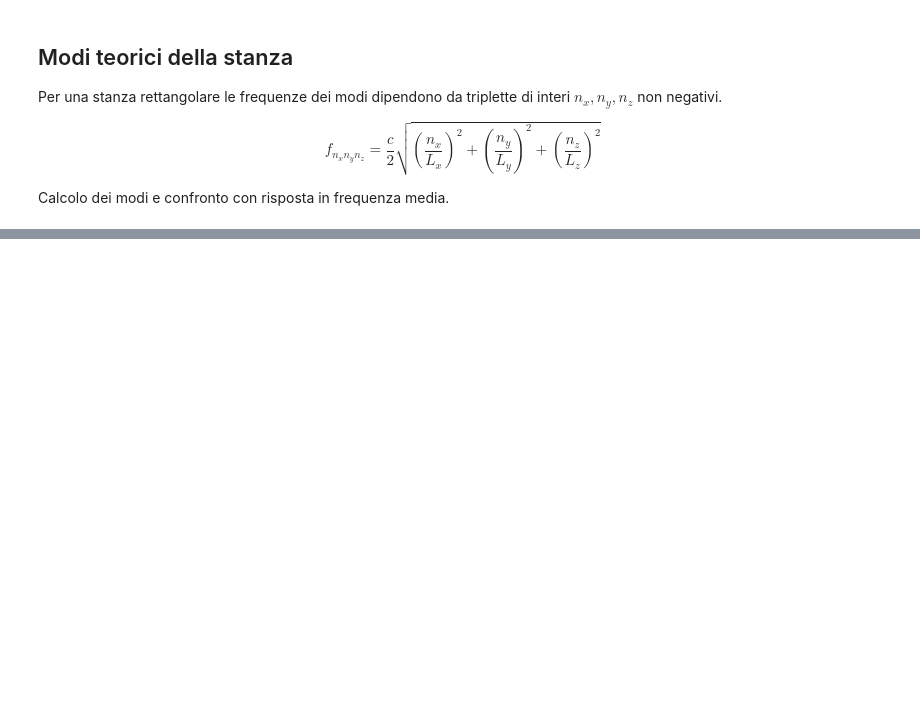
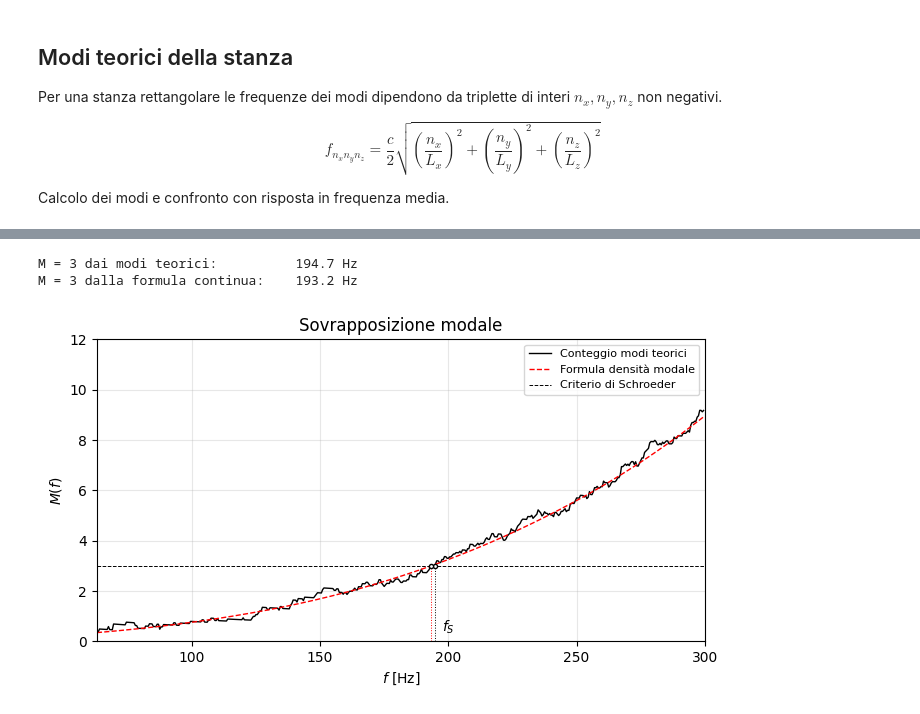
Before and after one commit to matteobernardi/Progetto-Acustica, a Jupyter notebook: notebooks/analisi.ipynb, the cells around one changed output, grey strips where cells are left out. Saved outputs shown, nothing was run; the diff lists cells and outputs as text; code cells hidden in the pictures; blank space fills up the shorter version.

```diff
--- a/notebooks/analisi.ipynb
+++ b/notebooks/analisi.ipynb
@@ -402,0 +501,59 @@ Primi 30 modi:
+# %%
+import numpy as np
+import pandas as pd
+import matplotlib.pyplot as plt
+
+frequenze_modi = pd.read_csv(RESULTS_DIR / 'modi_teorici.csv')['f_hz'].to_numpy()
+t20_interp = np.loadtxt(RESULTS_DIR / 't20_interpolato.csv', delimiter=',', skiprows=1)
+f_t20, T_t20 = t20_interp[:, 0], t20_interp[:, 1]
+
+f_asse = np.arange(63, 300, 0.5) # sotto 63 Hz mancano dati T20
+M = []
+for f in f_asse:
+    f_min = f * 2 ** (-1 / 6)
+    f_max = f * 2 ** (1 / 6)
+    n_modi = np.sum((frequenze_modi >= f_min) & (frequenze_modi < f_max))
+    densita = n_modi / (f_max - f_min)
+
+    T = np.interp(f, f_t20, T_t20)
+    larghezza_modo = 2.2 / T        # banda a -3 dB di un modo [Hz]
+    M.append(densita * larghezza_modo)
+M = np.array(M)
+
+# confronto con formula continua
+densita_formula = 4 * np.pi * V * f_asse**2 / c**3 + np.pi * S * f_asse / (2 * c**2) + LT / (8 * c)
+M_formula = densita_formula * 2.2 / np.interp(f_asse, f_t20, T_t20)
+
+def intercetta(f, M, soglia=3):
+    # interpolazione lineare tra i due punti della griglia a cavallo della soglia
+    i = np.argmax(M >= soglia)
+    return np.interp(soglia, M[i - 1:i + 1], f[i - 1:i + 1])
+
+f_soglia = intercetta(f_asse, M)
+f_soglia_formula = intercetta(f_asse, M_formula)
+f_schroeder = 2000 * np.sqrt(np.interp(f_soglia, f_t20, T_t20) / V)
+
+print(f'M = 3 dai modi teorici:          {f_soglia:.1f} Hz')
+print(f'M = 3 dalla formula continua:    {f_soglia_formula:.1f} Hz')
+
+fig, ax = plt.subplots(figsize=(7, 4))
+ax.plot(f_asse, M, color='black', lw=1, label='Conteggio modi teorici')
+ax.plot(f_asse, M_formula, color='red', lw=1, ls='--', label='Formula densità modale')
+ax.axhline(3, color='black', ls='--', lw=0.7, alpha=1, label='Criterio di Schroeder')
+
+# proiezione delle intercette con M = 3 sull'asse delle frequenze
+ax.vlines([f_soglia, f_soglia_formula], 0, 3, colors=['black', 'red'], lw=0.7, ls=':')
+ax.plot([f_soglia, f_soglia_formula], [3, 3], 'o', ms=3, color='black', mfc='white')
+ax.text(f_soglia + 3, 0.2, '$f_S$', ha='left', va='bottom')
+
+ax.set(xlabel=r'$f$ [Hz]', ylabel='$M(f)$', title='Sovrapposizione modale', xlim=(63, 300), ylim=(0, 12))
+ax.legend(fontsize=8)
+ax.grid(alpha=0.3)
+
+plt.tight_layout()
+fig.savefig(FIG_DIR / 'overlap_modale.pdf')
+plt.show()
+# %% [output]
+M = 3 dai modi teorici:          194.7 Hz
+M = 3 dalla formula continua:    193.2 Hz
+[figure, added]
```
Also changed, not shown: parts of 15 cells of this notebook, 21 other files.
